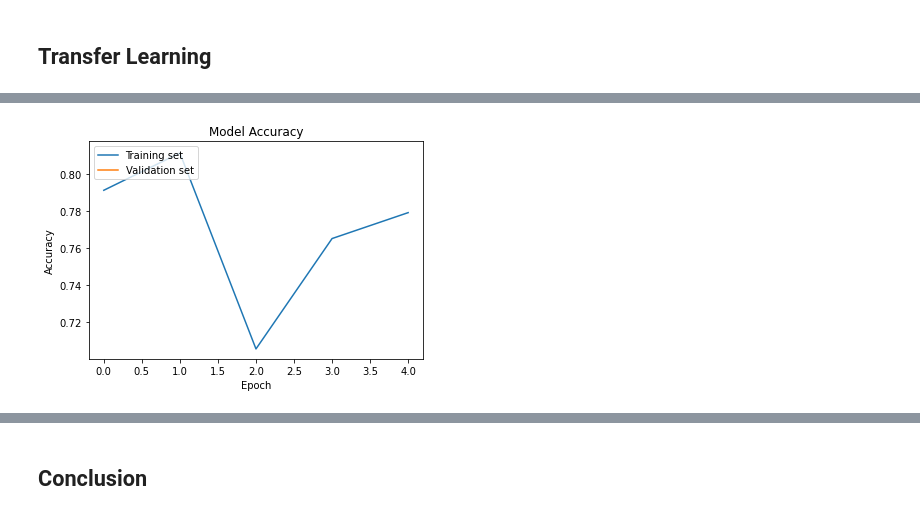
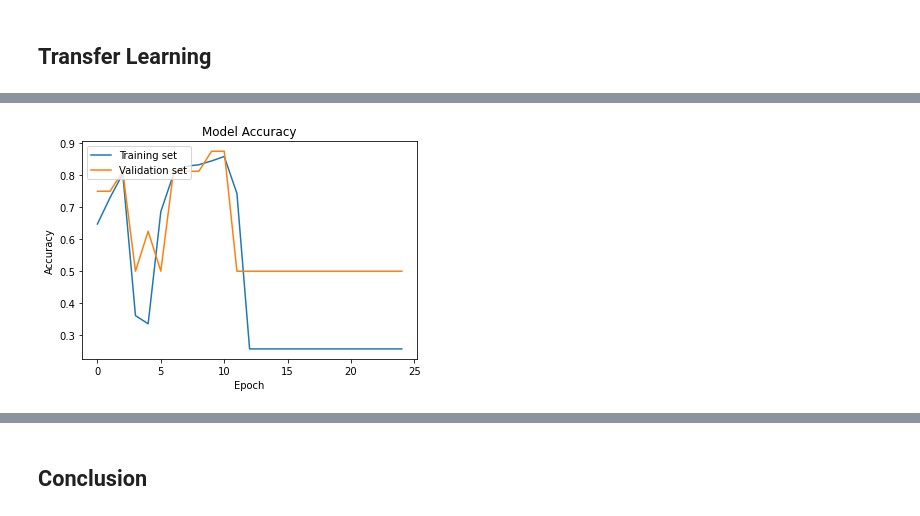
Before and after one commit to DivisiBULL/ML_Pneumonia_Detection, a Jupyter notebook: draft.ipynb, the cells around one changed output, grey strips where cells are left out. Drawn from its saved outputs; the diff is of its cells as text; code cells hidden in the pictures.

```diff
--- a/draft.ipynb
+++ b/draft.ipynb
@@ -1076,18 +1044,0 @@ model_weighted.fit_generator(training_set,
-# %%
-model_weighted.fit_generator(training_set,
-                   steps_per_epoch = 163,
-                   epochs = 2,
-                   validation_data = validation_set,
-                   class_weight={0:2.8 , 1:1}) # <--------------------------
-# %%
-model_weighted.fit_generator(training_set,
-                             steps_per_epoch = 163,
-                             epochs = 5,
-                             validation_data = validation_set,
-                             class_weight={0:2.8 , 1:1}) # <--------------------------
-# %%
-model_weighted.fit_generator(training_set,
-                             steps_per_epoch = 163,
-                             epochs = 25,
-                             validation_data = validation_set,
-                             class_weight={0:2.8 , 1:1}) # <----------------
@@ -1114,6 +1044,0 @@ test_model_weighted.compile(optimizer = 'adam',
-# %%
-test_model_weighted.fit(training_set,
-                             steps_per_epoch = 163,
-                             epochs = 10,
-                             validation_data = validation_set,
-                             class_weight={0:2.8 , 1:1}) # <--------------------------
@@ -1488,14 +1253,14 @@ history3.__dict__
 # %%
 # Accuracy
-plt.plot(history3.history['accuracy'])
-plt.plot(history3.history['val_accuracy'])
+plt.plot(history2.history['accuracy'])
+plt.plot(history2.history['val_accuracy'])
 plt.title('Model Accuracy')
 plt.ylabel('Accuracy')
 plt.xlabel('Epoch')
 plt.legend(['Training set', 'Validation set'], loc='upper left')
 plt.show()
 # %% [output]
-[figure, old version]
+[figure, new version]
 # %%
 ############################################################################
 # %%
```
Also changed, not shown: parts of 234 cells of this notebook.
